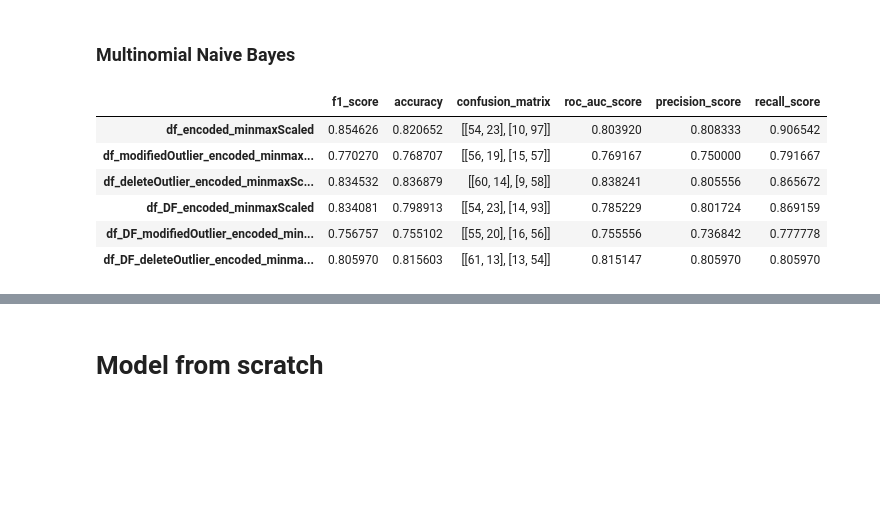
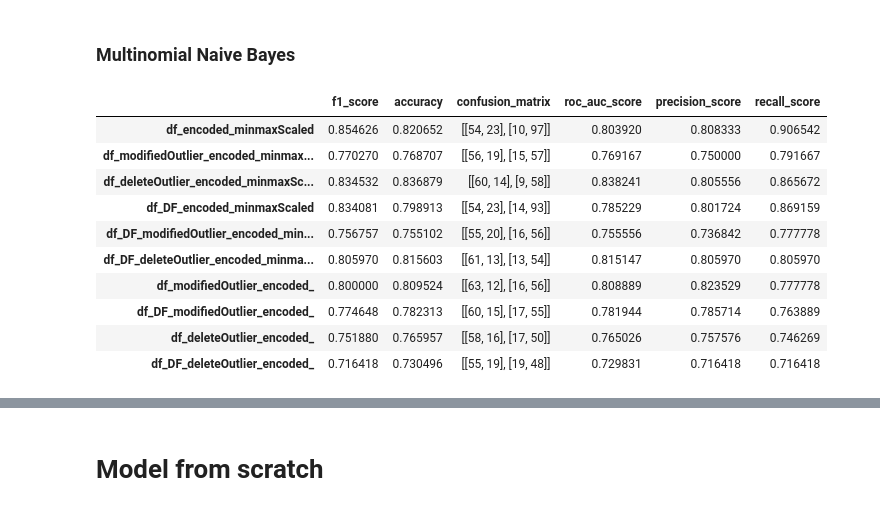
Before and after one commit to tridims/EDA-and-Machine-Learning-model-for-Heart-Disease-UCI-dataset, a Jupyter notebook: NaiveBayes.ipynb, the cells around one changed output, grey strips where cells are left out. Cells and saved outputs as stored; diff of their text form; code cells hidden in the pictures; blank space fills up the shorter version.

```diff
--- a/NaiveBayes.ipynb
+++ b/NaiveBayes.ipynb
@@ -24,15 +22,11 @@ file_list_test = [file for file in file_list if "splitTest" in file]
 
 data_train = {}
 for file in file_list_train:
-    if "stdScaled" in file:
-        continue
-    data_train[file.replace("splitTrain_", "")] = pd.read_csv("Dataset/" + file + ".csv")
+    data_train[file.replace("splitTrain_", "").replace("splitTrain", "")] = pd.read_csv("Dataset/" + file + ".csv")
 
 data_test = {}
 for file in file_list_test:
-    if "stdScaled" in file:
-        continue
-    data_test[file.replace("splitTest_", "")] = pd.read_csv("Dataset/" + file + ".csv")
+    data_test[file.replace("splitTest_", "").replace("splitTest", "")] = pd.read_csv("Dataset/" + file + ".csv")
 # %% [markdown]
 # Fungsi
 # %%
@@ -122,15 +134,22 @@ list_f1score_mnb = get_score(data_train, data_test, MultinomialNB)
 # %%
 # create dataframe from list_f1score_mnb, sort by f1 score and then display it
 df_f1score_mnb = pd.DataFrame.from_dict(list_f1score_mnb, orient="index")
+
+# sort by all columns and display it
+df_f1score_mnb.sort_values(by=["f1_score", "accuracy", "roc_auc_score", "precision_score", "recall_score"], ascending=False)
 df_f1score_mnb
 # %% [output]
 |  | f1_score | accuracy | confusion_matrix | roc_auc_score | precision_score | recall_score |
 | df_encoded_minmaxScaled | 0.854626 | 0.820652 | [[54, 23], [10, 97]] | 0.803920 | 0.808333 | 0.906542 |
 | df_modifiedOutlier_encoded_minmax... | 0.770270 | 0.768707 | [[56, 19], [15, 57]] | 0.769167 | 0.750000 | 0.791667 |
 | df_deleteOutlier_encoded_minmaxSc... | 0.834532 | 0.836879 | [[60, 14], [9, 58]] | 0.838241 | 0.805556 | 0.865672 |
 | df_DF_encoded_minmaxScaled | 0.834081 | 0.798913 | [[54, 23], [14, 93]] | 0.785229 | 0.801724 | 0.869159 |
 | df_DF_modifiedOutlier_encoded_min... | 0.756757 | 0.755102 | [[55, 20], [16, 56]] | 0.755556 | 0.736842 | 0.777778 |
 | df_DF_deleteOutlier_encoded_minma... | 0.805970 | 0.815603 | [[61, 13], [13, 54]] | 0.815147 | 0.805970 | 0.805970 |
+| df_modifiedOutlier_encoded_ | 0.800000 | 0.809524 | [[63, 12], [16, 56]] | 0.808889 | 0.823529 | 0.777778 |
+| df_DF_modifiedOutlier_encoded_ | 0.774648 | 0.782313 | [[60, 15], [17, 55]] | 0.781944 | 0.785714 | 0.763889 |
+| df_deleteOutlier_encoded_ | 0.751880 | 0.765957 | [[58, 16], [17, 50]] | 0.765026 | 0.757576 | 0.746269 |
+| df_DF_deleteOutlier_encoded_ | 0.716418 | 0.730496 | [[55, 19], [19, 48]] | 0.729831 | 0.716418 | 0.716418 |
 # %%
 cross_validate_mnb = cross_validate(data_train, MultinomialNB)
 df_cross_validate_mnb = pd.DataFrame.from_dict(cross_validate_mnb, orient="index")
```
Also changed, not shown: parts of 7 cells of this notebook, 29 other files.
